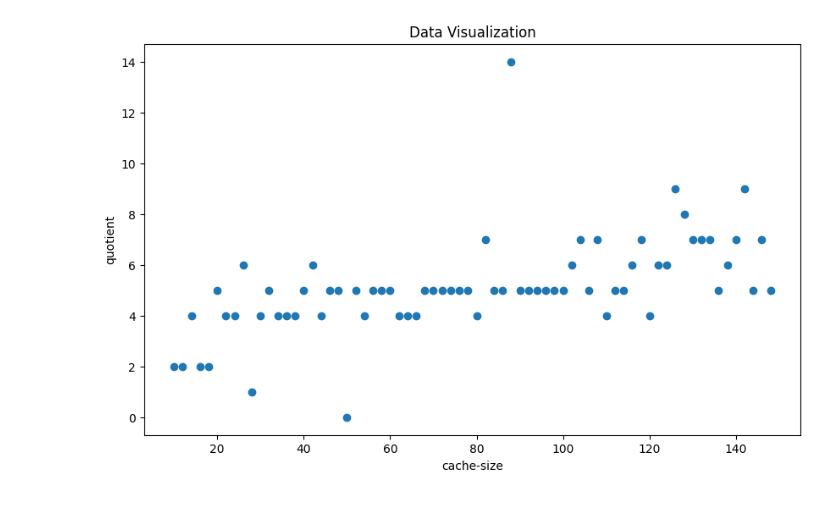
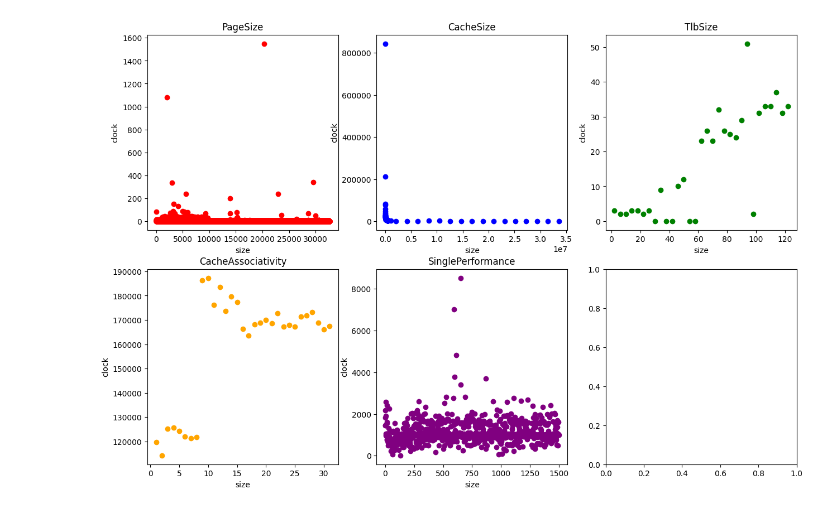
Before and after one commit to kponichtera/browser-cpu-fingerprinting-rs, a Jupyter notebook: misc/PlottingBenchmarks.ipynb, the cells around one changed output. Saved outputs shown, nothing was run; the diff lists cells and outputs as text; code cells hidden in the pictures.

```diff
--- a/misc/PlottingBenchmarks.ipynb
+++ b/misc/PlottingBenchmarks.ipynb
@@ -28,15 +24,24 @@ data = json.load(f)
-# %%
-x_values = [point["x"] for point in data]
-y_values = [point["y"] for point in data]
-
-plt.figure(figsize=(10,6))
-plt.scatter(x_values, y_values)
-
-plt.title("{Benchmark name}")
-plt.xlabel("cache size")
-plt.ylabel("quotient")
-
-
-plt.show()
-# %% [output]
-[figure, removed]
+# %%
+# constants
+COLOR_MAP = {
+    "PageSize": "red",
+    "CacheSize": "blue",
+    "TlbSize": "green",
+    "CacheAssociativity": "orange",
+    "SinglePerformance": "purple"
+}
+
+BENCHMARK_NAMES = {
+    0: "PageSize",
+    1: "CacheSize",
+    2: "TlbSize",
+    3: "CacheAssociativity",
+    4: "SinglePerformance"
+}
+
+FIGSIZE = (15, 10)
+# loading data
+
+def load_data(file_name):
+    with open(file_name) as f:
+        return json.load(f)
@@ -42,0 +123,6 @@ plt.show()
+# %%
+# this way we can visualize the results from one run of the in-browser benchmarks
+
+plot_one_result(load_data('results.json'))
+# %% [output]
+[figure, added]
```
Also changed, not shown: parts of 5 cells of this notebook, 1 other file.
